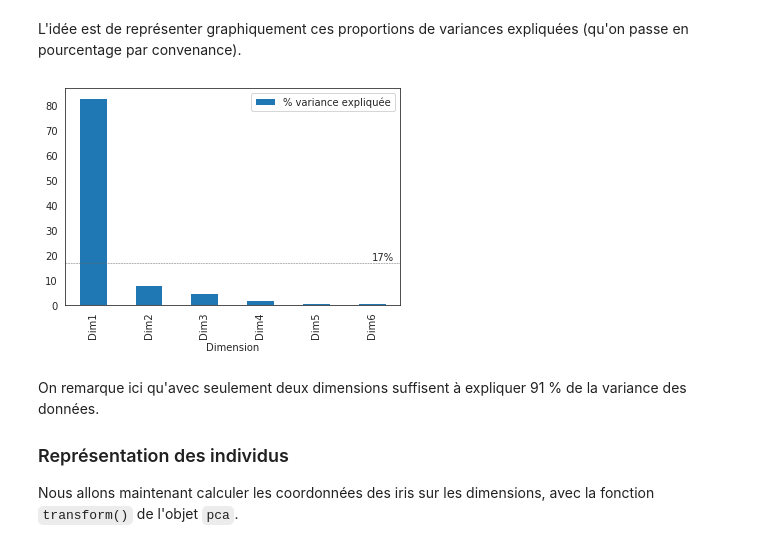
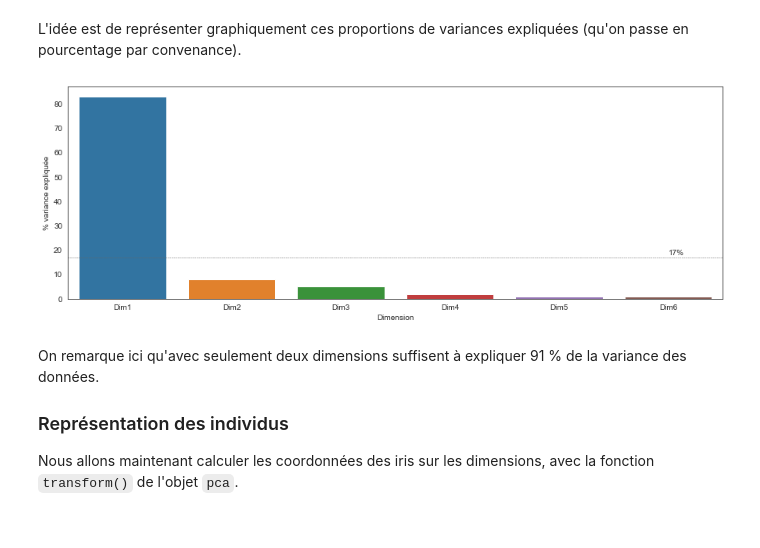
Before and after one commit to fxjollois/cours-2020-2021, a Jupyter notebook: lp-iot--python-ds/seance2-ACP-classif.ipynb, the cells around one changed output. Saved outputs shown, nothing was run; the diff lists cells and outputs as text; code cells hidden in the pictures.

```diff
--- a/lp-iot--python-ds/seance2-ACP-classif.ipynb
+++ b/lp-iot--python-ds/seance2-ACP-classif.ipynb
@@ -84,12 +82,13 @@ eig
 # %% [markdown]
 L'idée est de représenter graphiquement ces proportions de variances expliquées (qu'on passe en pourcentage par convenance).
 # %%
-eig.plot.bar(x = "Dimension", y = "% variance expliquée") # permet un diagramme en barres
-plt.text(5, 18, "17%") # ajout de texte
+plt.figure(figsize = (15, 5)) # modifie la taille du graphique
+seaborn.barplot(data = eig, x = "Dimension", y = "% variance expliquée")
+plt.text(5, 18, "17%")
 plt.axhline(y = 17, linewidth = .5, color = "dimgray", linestyle = "--") # ligne 17 = 100 / 6 (nb dimensions)
-plt.show()
+plt.show() # cette ligne supprime l'affichage inutile en amont du graphique
 # %% [output]
-[figure, old version]
+[figure, new version]
 # %% [markdown]
 On remarque ici qu'avec seulement deux dimensions suffisent à expliquer 91 %  de la variance des données.
 
```
Also changed, not shown: parts of 27 cells of this notebook, 1 other file.
